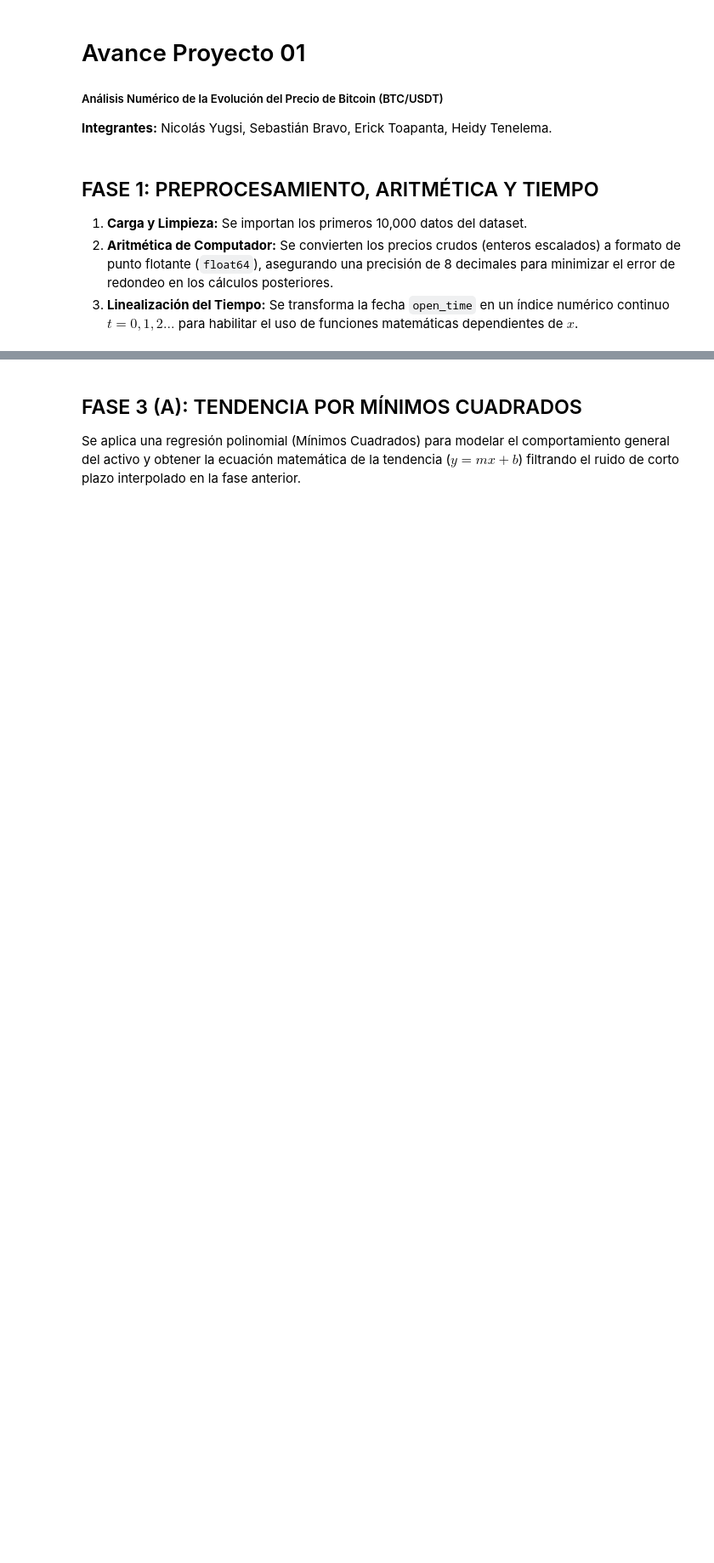
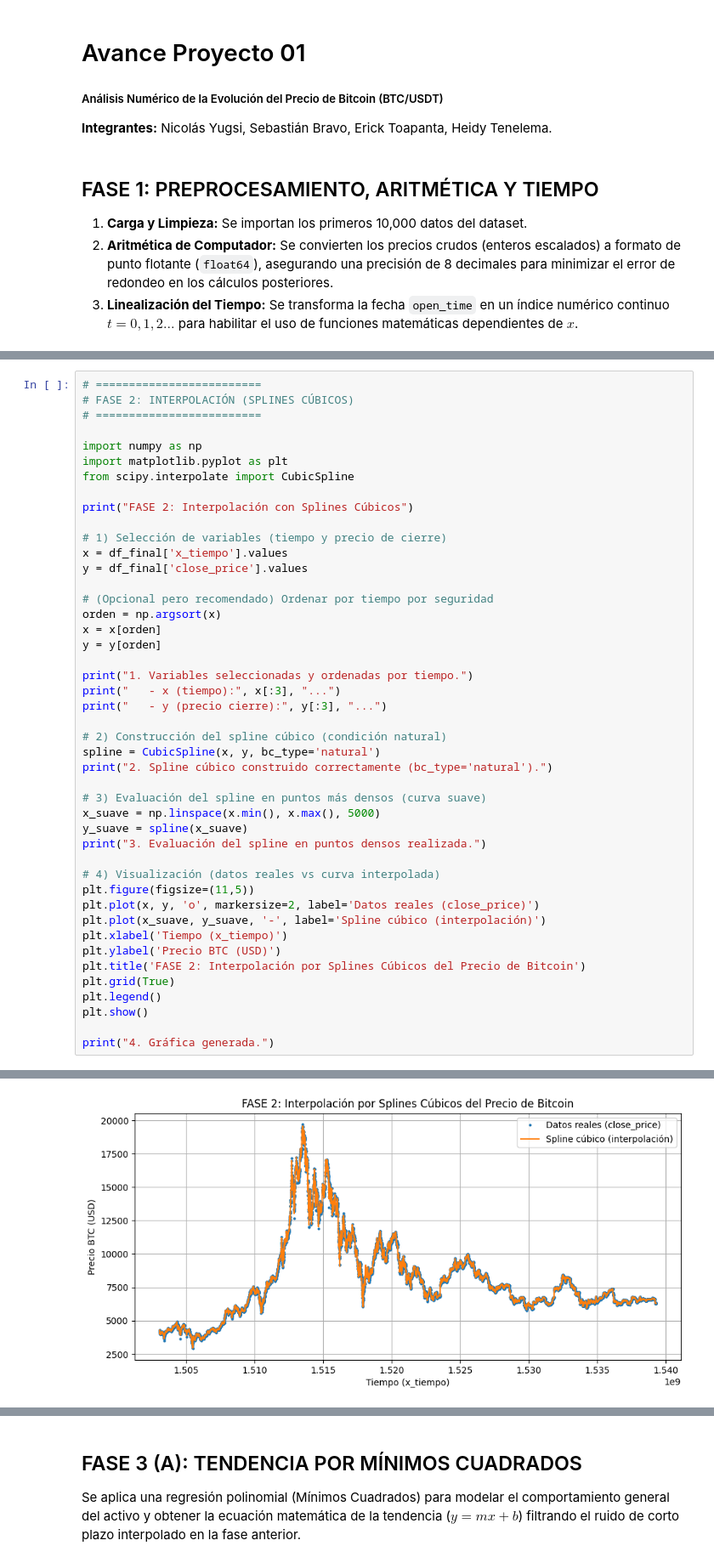
Before and after one commit to Nico222614/Dominio-Grupo-4-Finanzas, a Jupyter notebook: CÓDIGO/AvanceProyecto01.ipynb, the cells around one changed output, grey strips where cells are left out. Shown at 85% size. Cells and saved outputs as stored; diff of their text form; blank space fills up the shorter version.

```diff
--- a/CÓDIGO/AvanceProyecto01.ipynb
+++ b/CÓDIGO/AvanceProyecto01.ipynb
@@ -87,0 +104,46 @@ Aplicamos el método de **Splines Cúbicos** sobre los datos procesados anterior
+# %%
+# =========================
+# FASE 2: INTERPOLACIÓN (SPLINES CÚBICOS)
+# =========================
+
+import numpy as np
+import matplotlib.pyplot as plt
+from scipy.interpolate import CubicSpline
+
+print("FASE 2: Interpolación con Splines Cúbicos")
+
+# 1) Selección de variables (tiempo y precio de cierre)
+x = df_final['x_tiempo'].values
+y = df_final['close_price'].values
+
+# (Opcional pero recomendado) Ordenar por tiempo por seguridad
+orden = np.argsort(x)
+x = x[orden]
+y = y[orden]
+
+print("1. Variables seleccionadas y ordenadas por tiempo.")
+print("   - x (tiempo):", x[:3], "...")
+print("   - y (precio cierre):", y[:3], "...")
+
+# 2) Construcción del spline cúbico (condición natural)
+spline = CubicSpline(x, y, bc_type='natural')
+print("2. Spline cúbico construido correctamente (bc_type='natural').")
+
+# 3) Evaluación del spline en puntos más densos (curva suave)
+x_suave = np.linspace(x.min(), x.max(), 5000)
+y_suave = spline(x_suave)
+print("3. Evaluación del spline en puntos densos realizada.")
+
+# 4) Visualización (datos reales vs curva interpolada)
+plt.figure(figsize=(11,5))
+plt.plot(x, y, 'o', markersize=2, label='Datos reales (close_price)')
+plt.plot(x_suave, y_suave, '-', label='Spline cúbico (interpolación)')
+plt.xlabel('Tiempo (x_tiempo)')
+plt.ylabel('Precio BTC (USD)')
+plt.title('FASE 2: Interpolación por Splines Cúbicos del Precio de Bitcoin')
+plt.grid(True)
+plt.legend()
+plt.show()
+
+print("4. Gráfica generada.")
+# %% [output]
@@ -87,0 +156 @@ Aplicamos el método de **Splines Cúbicos** sobre los datos procesados anterior
+[figure, added]
```
Also changed, not shown: parts of 7 cells of this notebook.
